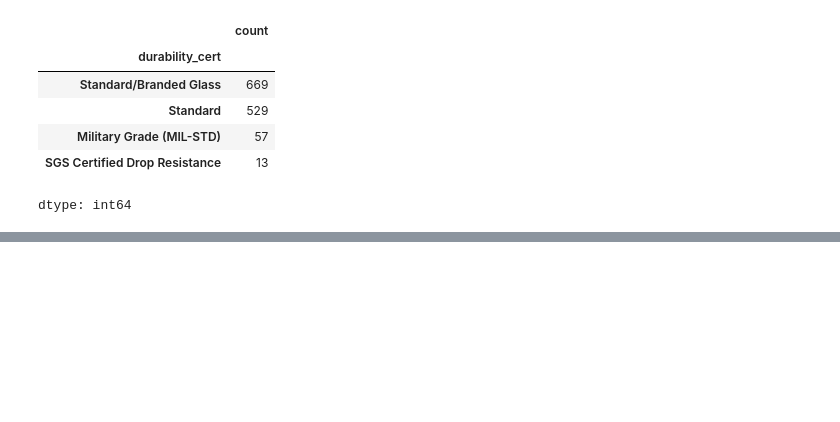
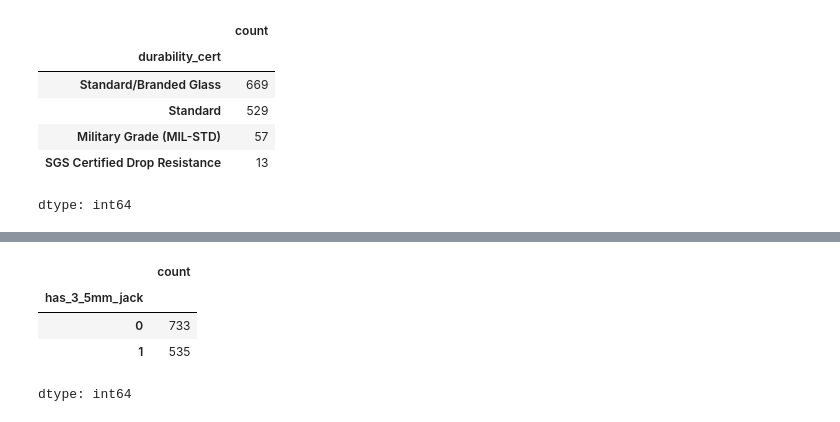
Before and after one commit to rajeshxdatascience/SpecLens-AI, a Jupyter notebook: SpecLens_AI_Data_Engineering.ipynb, the cells around one changed output, grey strips where cells are left out. Cells and saved outputs as stored; diff of their text form; code cells hidden in the pictures; blank space fills up the shorter version.

```diff
--- a/SpecLens_AI_Data_Engineering.ipynb
+++ b/SpecLens_AI_Data_Engineering.ipynb
@@ -2333,0 +2390,8 @@ dtype: int64
+# %%
+df['has_3_5mm_jack'].value_counts()
+# %% [output]
+|  | count |
+| has_3_5mm_jack |  |
+| 0 | 733 |
+| 1 | 535 |
+dtype: int64
```
Also changed, not shown: parts of 26 cells of this notebook.
